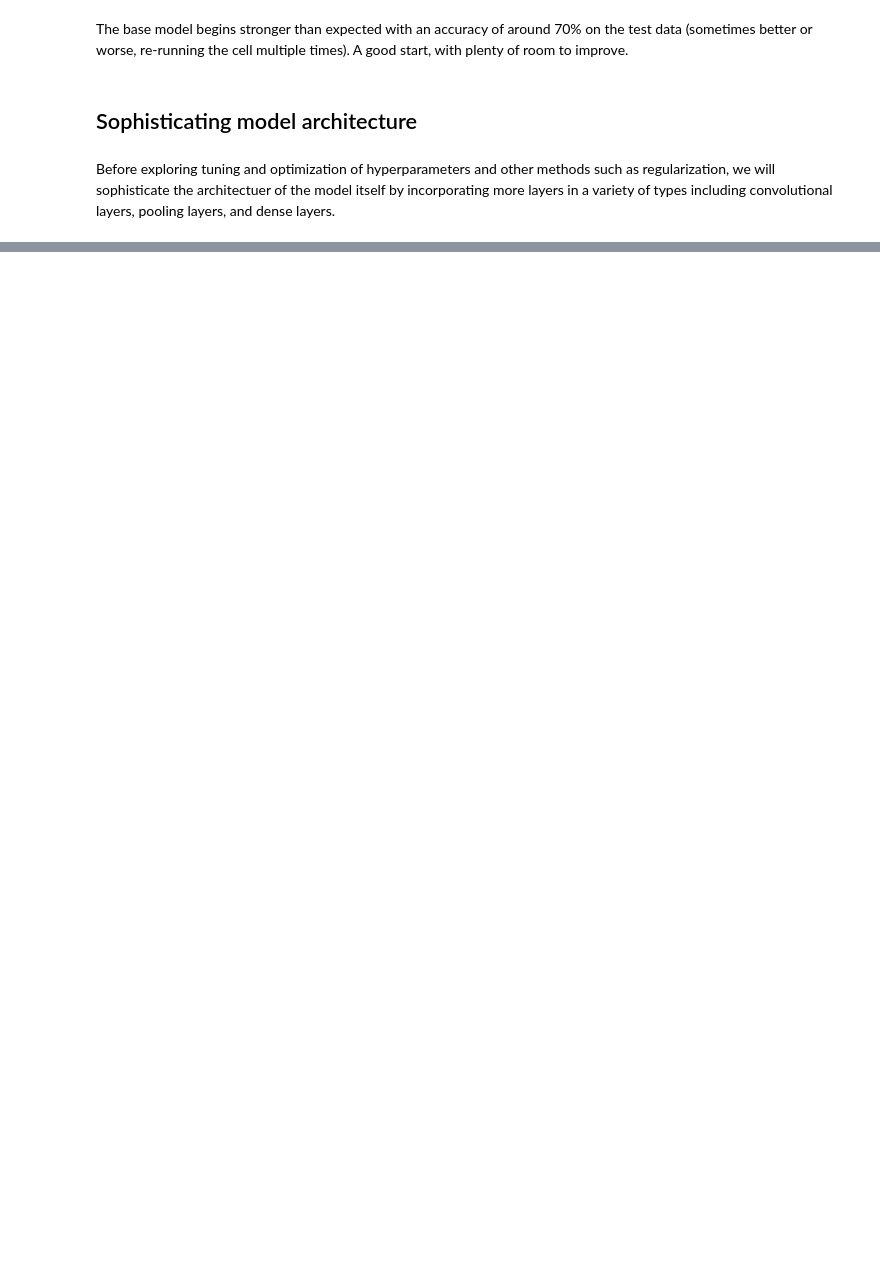
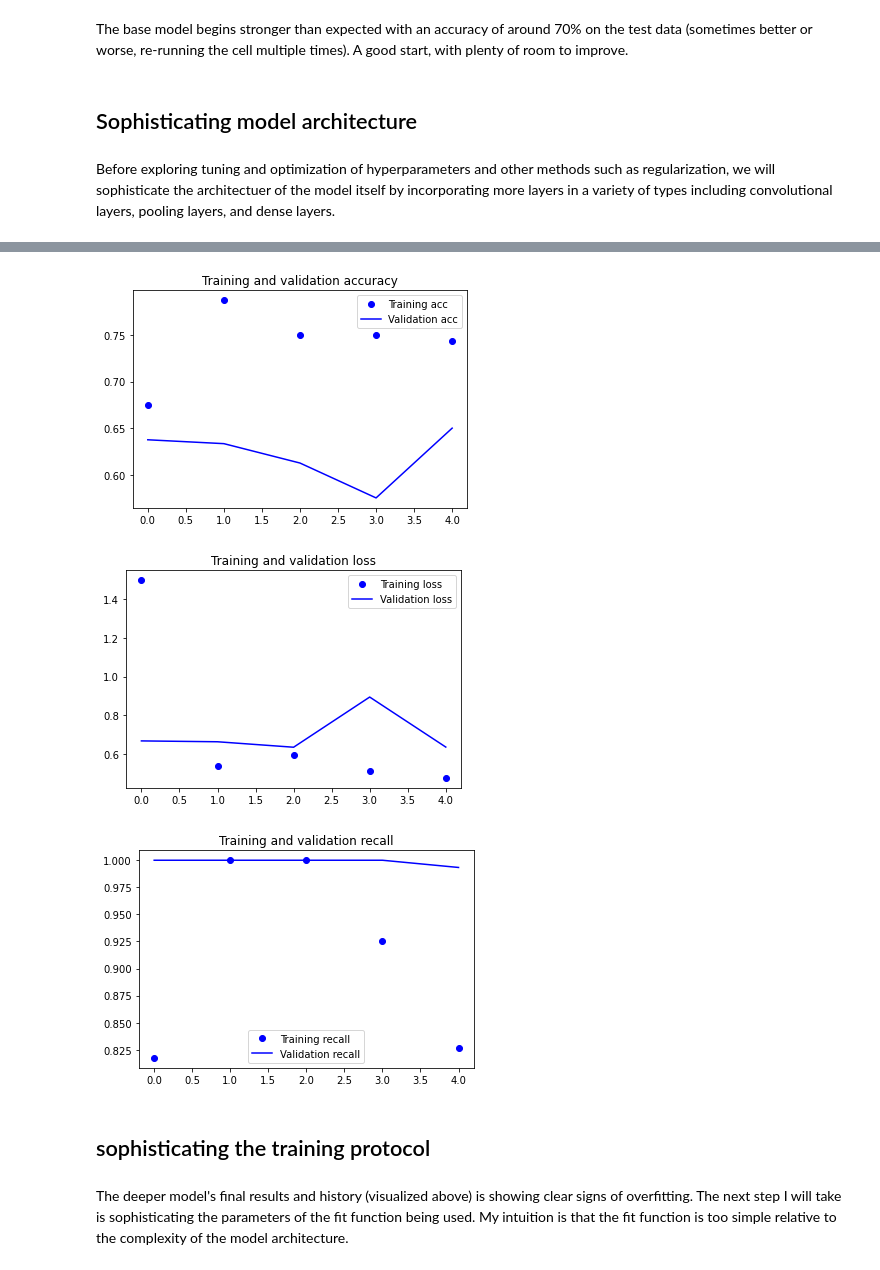
Before and after one commit to Zeth-Abney/Flatiron-school, a Jupyter notebook: phase-4/PROJECT-2/modeling.ipynb, the cells around one changed output, grey strips where cells are left out. Saved outputs shown, nothing was run; the diff lists cells and outputs as text; code cells hidden in the pictures; blank space fills up the shorter version.

```diff
--- a/phase-4/PROJECT-2/modeling.ipynb
+++ b/phase-4/PROJECT-2/modeling.ipynb
@@ -105,7 +146,7 @@ deep_model.add(layers.Dense(256, activation='relu'))
 deep_model.add(layers.Dense(1, activation='sigmoid'))
 
 deep_model.compile(loss='binary_crossentropy',
-              metrics=['acc'])
+              metrics=['acc',Recall()])
 # %%
 deep_model_results = deep_model.fit(train_data_generator,
                               steps_per_epoch=10,
@@ -125,0 +187,10 @@ Epoch 5/5
+# %%
+visualize_training(deep_model_results,2)
+# %% [output]
+[figure, added]
+[figure, added]
+[figure, added]
+# %% [markdown]
+## sophisticating the training protocol
+# %% [markdown]
+The deeper model's final results and history (visualized above) is showing clear signs of overfitting. The next step I will take is sophisticating the parameters of the fit function being used. My intuition is that the fit function is too simple relative to the complexity of the model architecture.
```
Also changed, not shown: parts of 11 cells of this notebook.
